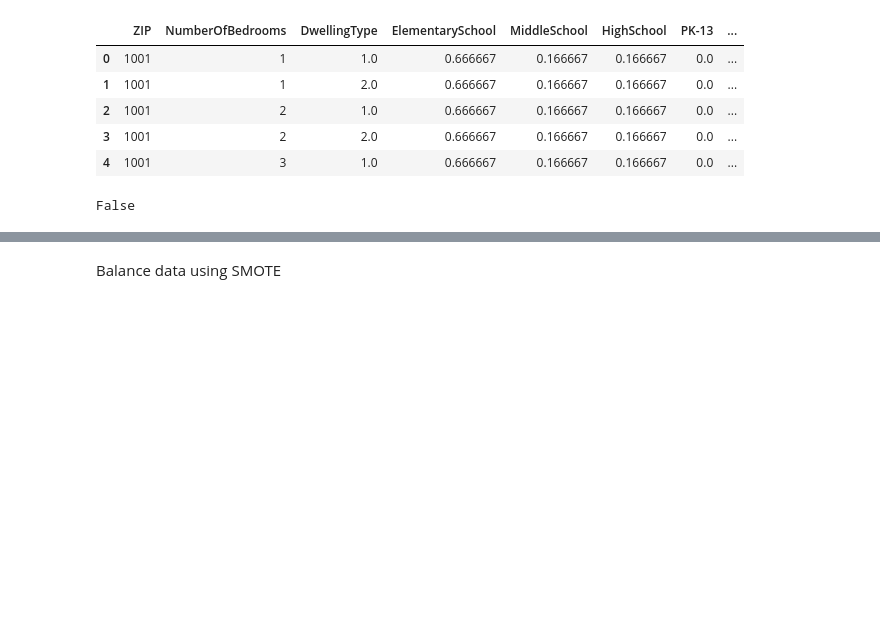
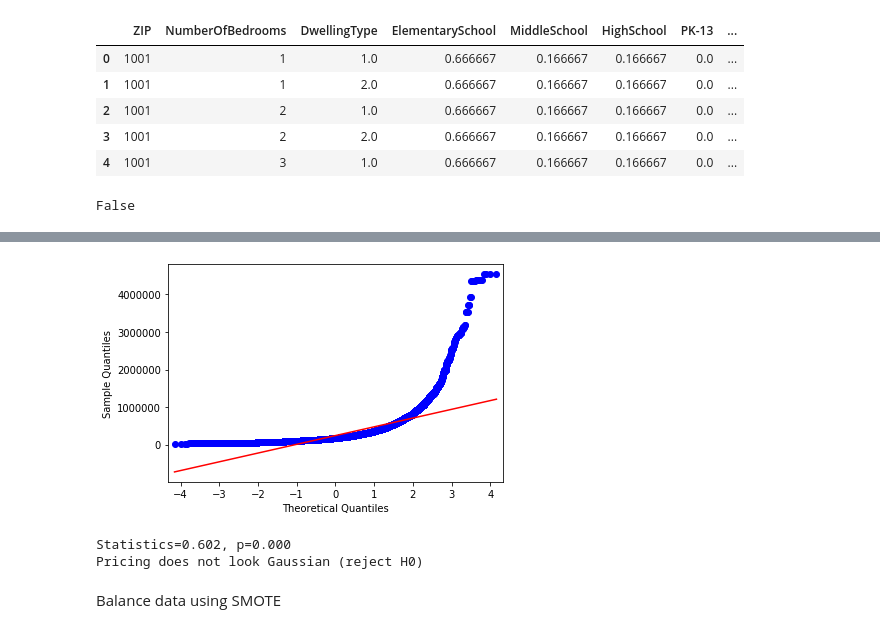
Before and after one commit to norgrenm/US_House_Price_Prediction, a Jupyter notebook: notebooks/DM-US_HousingData.ipynb, the cells around one changed output, grey strips where cells are left out. Drawn from its saved outputs; the diff is of its cells as text; code cells hidden in the pictures; blank space fills up the shorter version.

```diff
--- a/notebooks/DM-US_HousingData.ipynb
+++ b/notebooks/DM-US_HousingData.ipynb
@@ -1794,3 +1821,23 @@ False
+# %%
+# q-q plot
+from statsmodels.graphics.gofplots import qqplot
+qqplot(y, line='s')
+pyplot.show()
+# %% [output]
+[figure, added]
+# %%
+from scipy.stats import shapiro
+stat, p = shapiro(y)
+print('Statistics=%.3f, p=%.3f' % (stat, p))
+# interpret
+alpha = 0.05
+if p > alpha:
+    print('Pricing looks Gaussian (fail to reject H0)')
+else:
+    print('Pricing does not look Gaussian (reject H0)')
+# %% [output]
+Statistics=0.602, p=0.000
+Pricing does not look Gaussian (reject H0)
 # %% [markdown]
 Balance data using SMOTE
 # %%
```
Also changed, not shown: parts of 4 cells of this notebook.
